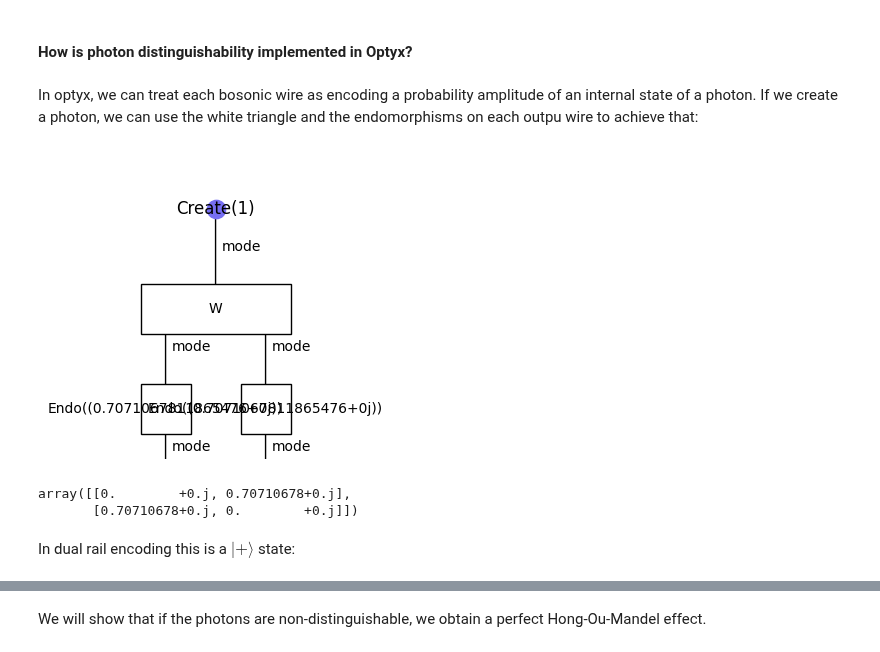
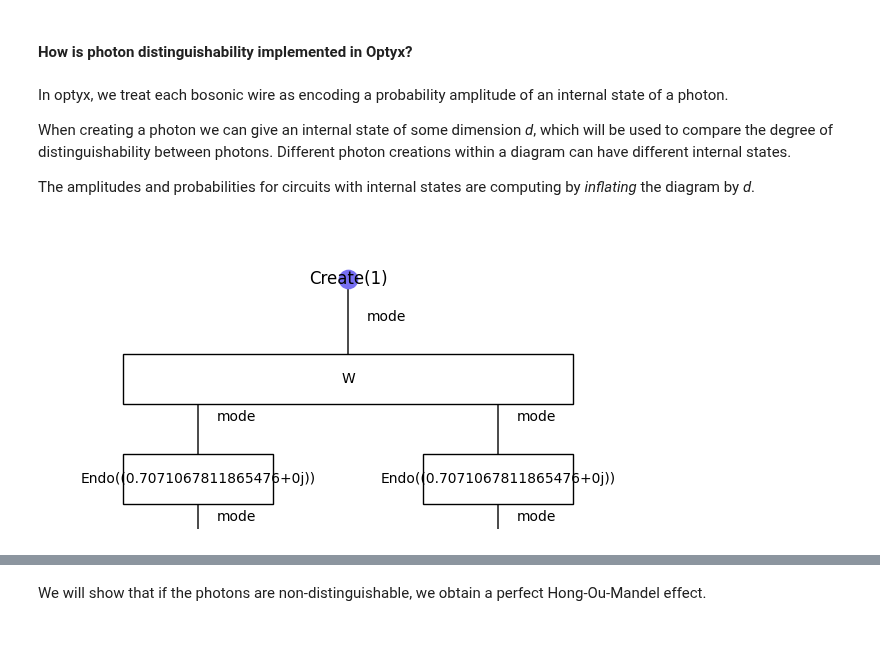
Before and after one commit to quantinuum-dev/optyx, a Jupyter notebook: docs/notebooks/photon_distinguishability.ipynb, the cells around one changed output, grey strips where cells are left out. Saved outputs shown, nothing was run; the diff lists cells and outputs as text; code cells hidden in the pictures.

```diff
--- a/docs/notebooks/photon_distinguishability.ipynb
+++ b/docs/notebooks/photon_distinguishability.ipynb
@@ -13,24 +13,17 @@ Ideal photonic quantum computing assumes that the photons are not distinguishabl
 # %% [markdown]
 #### How is photon distinguishability implemented in Optyx?
 # %% [markdown]
-In optyx, we can treat each bosonic wire as encoding a probability amplitude of an internal state of a photon. If we create a photon, we can use the white triangle and the endomorphisms on each outpu wire to achieve that:
+In optyx, we treat each bosonic wire as encoding a probability amplitude of an internal state of a photon.
+
+When creating a photon we can give an internal state of some dimension *d*, which will be used to compare the degree of distinguishability between photons. Different photon creations within a diagram can have different internal states.
+
+The amplitudes and probabilities for circuits with internal states are computing by *inflating* the diagram by *d*.
 # %%
-from optyx.zw import W, Create, Endo
+from optyx.zw import Create
 
-internal_state = [0.5**0.5, 0.5**0.5]
-photon_internal_state = (
-    Create(1) >>
-    W(2) >>
-    Endo(internal_state[0]) @ Endo(internal_state[1])
-)
+state1 = [1, 0]
+state2 = [0.5**0.5, 0.5**0.5]
 
-photon_internal_state.foliation().draw()
+Create(1, internal_states=(state2, )).inflate(2).foliation().draw(figsize=(6, 3))
 # %% [output]
-[figure, old version]
+[figure, new version]
-# %%
-photon_internal_state.to_tensor().eval().array
-# %% [output]
-array([[0.        +0.j, 0.70710678+0.j],
-       [0.70710678+0.j, 0.        +0.j]])
-# %% [markdown]
-In dual rail encoding this is a $|+\rangle$ state:
```
Also changed, not shown: parts of 19 cells of this notebook.
